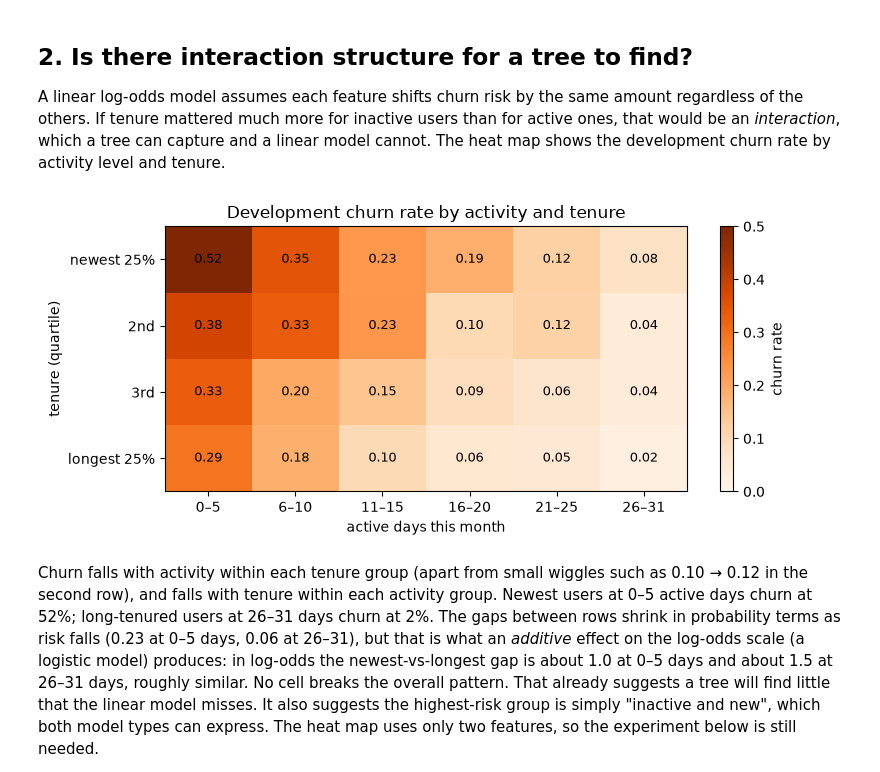
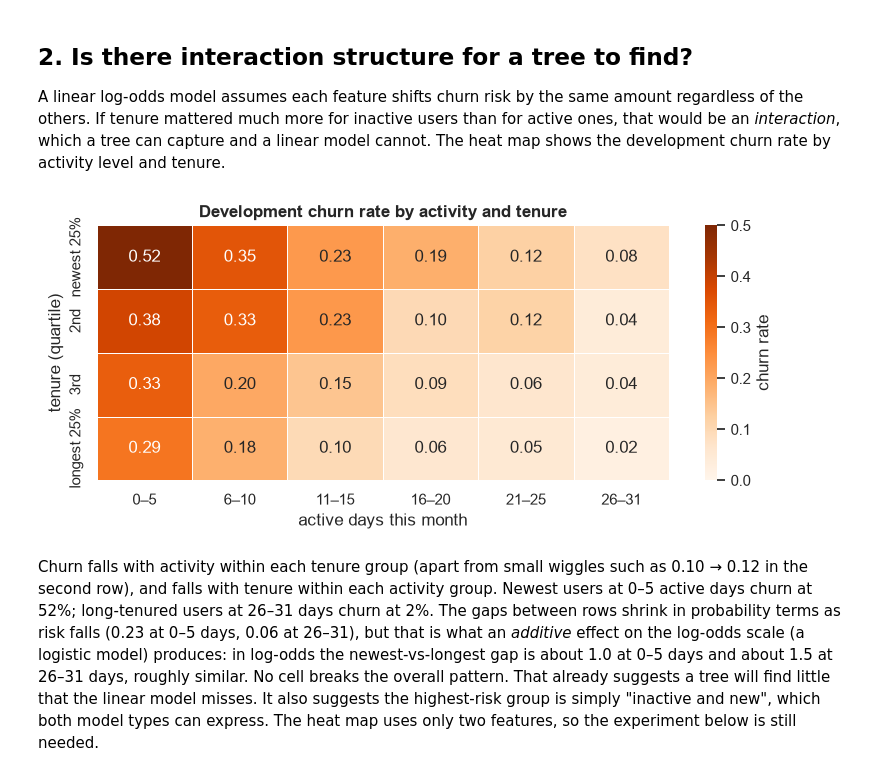
Before and after one commit to Jorgo-Rice/inde_577, a Jupyter notebook: notebooks/03-waze-churn-decision-tree.ipynb, the cells around one changed output. Saved outputs shown, nothing was run; the diff lists cells and outputs as text; code cells hidden in the pictures.

```diff
--- a/notebooks/03-waze-churn-decision-tree.ipynb
+++ b/notebooks/03-waze-churn-decision-tree.ipynb
@@ -20,6 +20,7 @@ from pathlib import Path
 import matplotlib.pyplot as plt
 import numpy as np
 import pandas as pd
+import seaborn as sns
 from sklearn.metrics import average_precision_score
 from sklearn.model_selection import (
     RepeatedStratifiedKFold,
@@ -37,7 +38,9 @@ from dsm_project.algorithms.student.trees import best_split, gini_impurity
 from dsm_project.config import load_config
 from dsm_project.data.waze import WazeChurnAdapter
 from dsm_project.experiments import split_supervised_task
+from dsm_project.visualization import OUTCOME_PALETTE, set_theme
 
+set_theme()
 config = load_config(Path("configs/waze.toml"))
 dataset = WazeChurnAdapter().load(config)
 split = split_supervised_task(dataset, config, task_name="classification")
@@ -54,22 +57,18 @@ A linear log-odds model assumes each feature shifts churn risk by the same amoun
 # %%
 activity_bins = pd.cut(dev_x["activity_days"], [-1, 5, 10, 15, 20, 25, 31],
                        labels=["0–5", "6–10", "11–15", "16–20", "21–25", "26–31"])
 tenure_bins = pd.qcut(dev_x["n_days_after_onboarding"], 4,
                       labels=["newest 25%", "2nd", "3rd", "longest 25%"])
 rates = dev_y.groupby([tenure_bins, activity_bins], observed=True).mean().unstack()
 
 fig, ax = plt.subplots(figsize=(8, 3.6))
-image = ax.imshow(rates.values, cmap="Oranges", vmin=0, vmax=0.5, aspect="auto")
-for (i, j), value in np.ndenumerate(rates.values):
-    ax.text(j, i, f"{value:.2f}", ha="center", va="center", fontsize=9)
-ax.set(xticks=range(rates.shape[1]), xticklabels=rates.columns,
-       yticks=range(rates.shape[0]), yticklabels=rates.index,
-       xlabel="active days this month", ylabel="tenure (quartile)",
+sns.heatmap(rates, annot=True, fmt=".2f", cmap="Oranges", vmin=0, vmax=0.5,
+            linewidths=0.5, cbar_kws={"label": "churn rate"}, ax=ax)
+ax.set(xlabel="active days this month", ylabel="tenure (quartile)",
        title="Development churn rate by activity and tenure")
-fig.colorbar(image, ax=ax, label="churn rate")
 plt.tight_layout()
 # %% [output]
-[figure, old version]
+[figure, new version]
 # %% [markdown]
 Churn falls with activity within each tenure group (apart from small wiggles such as 0.10 → 0.12 in the second row), and falls with tenure within each activity group. Newest users at 0–5 active days churn at 52%; long-tenured users at 26–31 days churn at 2%. The gaps between rows shrink in probability terms as risk falls (0.23 at 0–5 days, 0.06 at 26–31), but that is what an *additive* effect on the log-odds scale (a logistic model) produces: in log-odds the newest-vs-longest gap is about 1.0 at 0–5 days and about 1.5 at 26–31 days, roughly similar. No cell breaks the overall pattern. That already suggests a tree will find little that the linear model misses. It also suggests the highest-risk group is simply "inactive and new", which both model types can express. The heat map uses only two features, so the experiment below is still needed.
 
```
Also changed, not shown: parts of 3 cells of this notebook, 2 other files.
